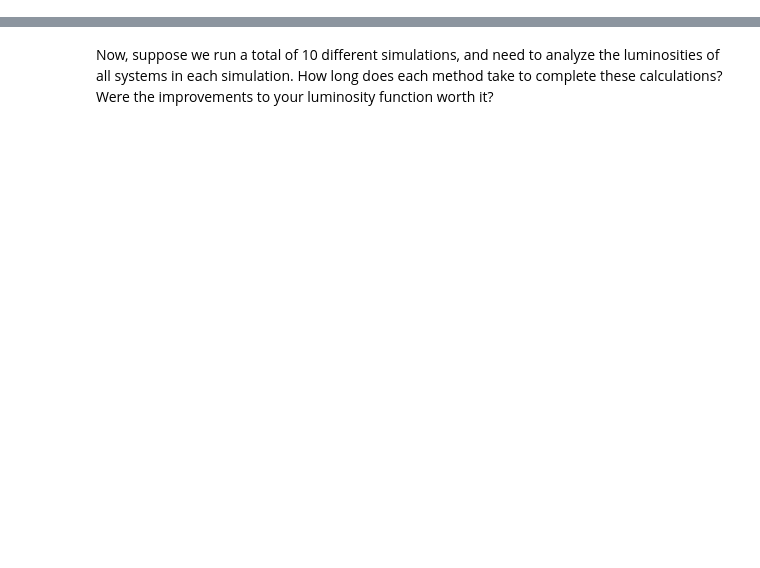
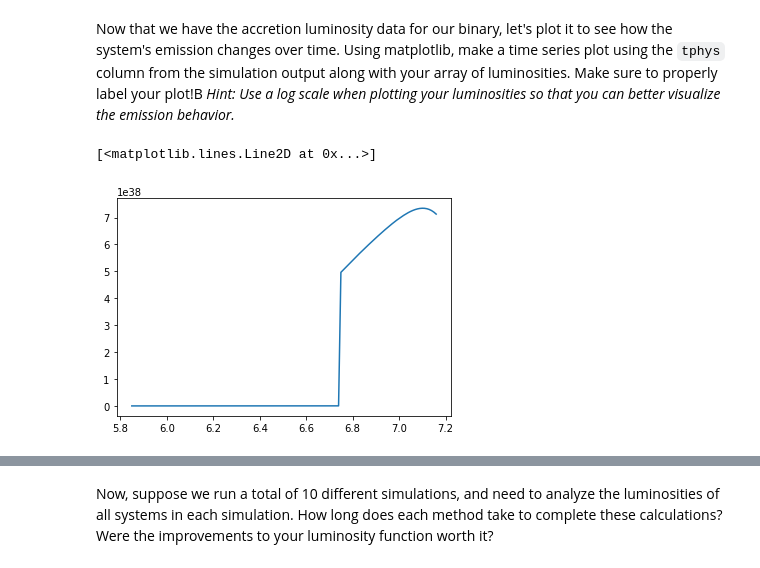
Before and after one commit to CIERA-Northwestern/REACHpy, a Jupyter notebook: Projects/AccretingBlackHoles/AccretingBlackHoles.ipynb, the cells around one changed output, grey strips where cells are left out. Cells and saved outputs as stored; diff of their text form; code cells hidden in the pictures; blank space fills up the shorter version.

````diff
--- a/Projects/AccretingBlackHoles/AccretingBlackHoles.ipynb
+++ b/Projects/AccretingBlackHoles/AccretingBlackHoles.ipynb
@@ -121,0 +200,14 @@ Even though the difference in runtimes may seem small, it is actually quite noti
+# %%
+# code an ammended function here that takes the bolometric correction into account
+#...
+
+def calc_Lacc(Mbh,Mbh0,Mdotbh):
+  if (Mbh <= 6**0.5 * Mbh0):
+      eta = 1 - (1 - (Mbh/3/Mbh0)**2)**0.5
+  else:
+    eta = 0.42
+  Mdotacc = Mdotbh/(1- eta)
+  Lacc = eta * Mdotacc * c**2
+  Lacc *= 0.8
+
+  return Lacc
@@ -121,0 +240,5 @@ Even though the difference in runtimes may seem small, it is actually quite noti
+# %%
+# Write a for loop here
+# ...
+for index,row in df1.iterrows():
+    print(row['tphys'],row['mass_2'])
@@ -121,0 +279,11 @@ Even though the difference in runtimes may seem small, it is actually quite noti
+# %%
+# apply functions to df1 here
+# ...
+
+import numpy as np
+from math import sin
+
+result = np.zeros(len(df1))
+for index,row in df1.iterrows():
+    result[index]=sin(row['mass_2']**3)
+print(result)
@@ -121,0 +310,9 @@ Even though the difference in runtimes may seem small, it is actually quite noti
+# %%
+# compute Lacc for the entire data frame using iterrows
+# ...
+
+import numpy as np
+Lacc_array = np.zeros(len(df1))
+for index,row in df1.iterrows():
+    Lacc_array[index]= calc_Lacc(row["mass_2"]*Msun,row["mass0_2"]*Msun,row["deltam_2"]*Msun/year)
+print(Lacc_array)
@@ -121,0 +337,9 @@ Even though the difference in runtimes may seem small, it is actually quite noti
+# %% [markdown]
+Now that we have the accretion luminosity data for our binary, let's plot it to see how the system's emission changes over time. Using matplotlib, make a time series plot using the ```tphys``` column from the simulation output along with your array of luminosities. Make sure to properly label your plot!B *Hint: Use a log scale when plotting your luminosities so that you can better visualize the emission behavior.*
+# %%
+# use matplotlib to plot the accretion luminosity as a function of time
+# ...
+plt.plot(df1['tphys'],Lacc_array)
+# %% [output]
+[<matplotlib.lines.Line2D at 0x...>]
+[figure, added]
````
Also changed, not shown: parts of 96 cells of this notebook.
